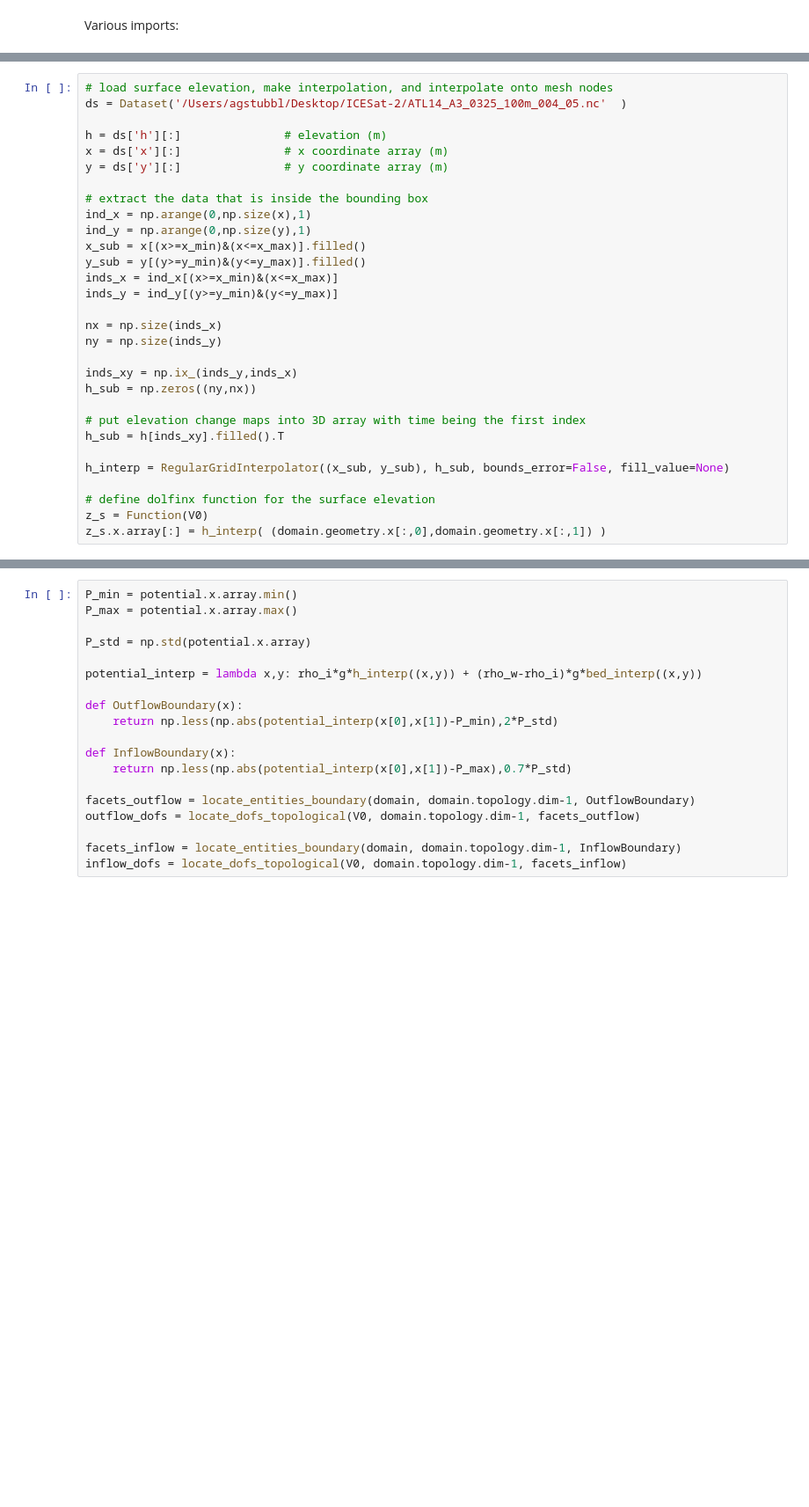
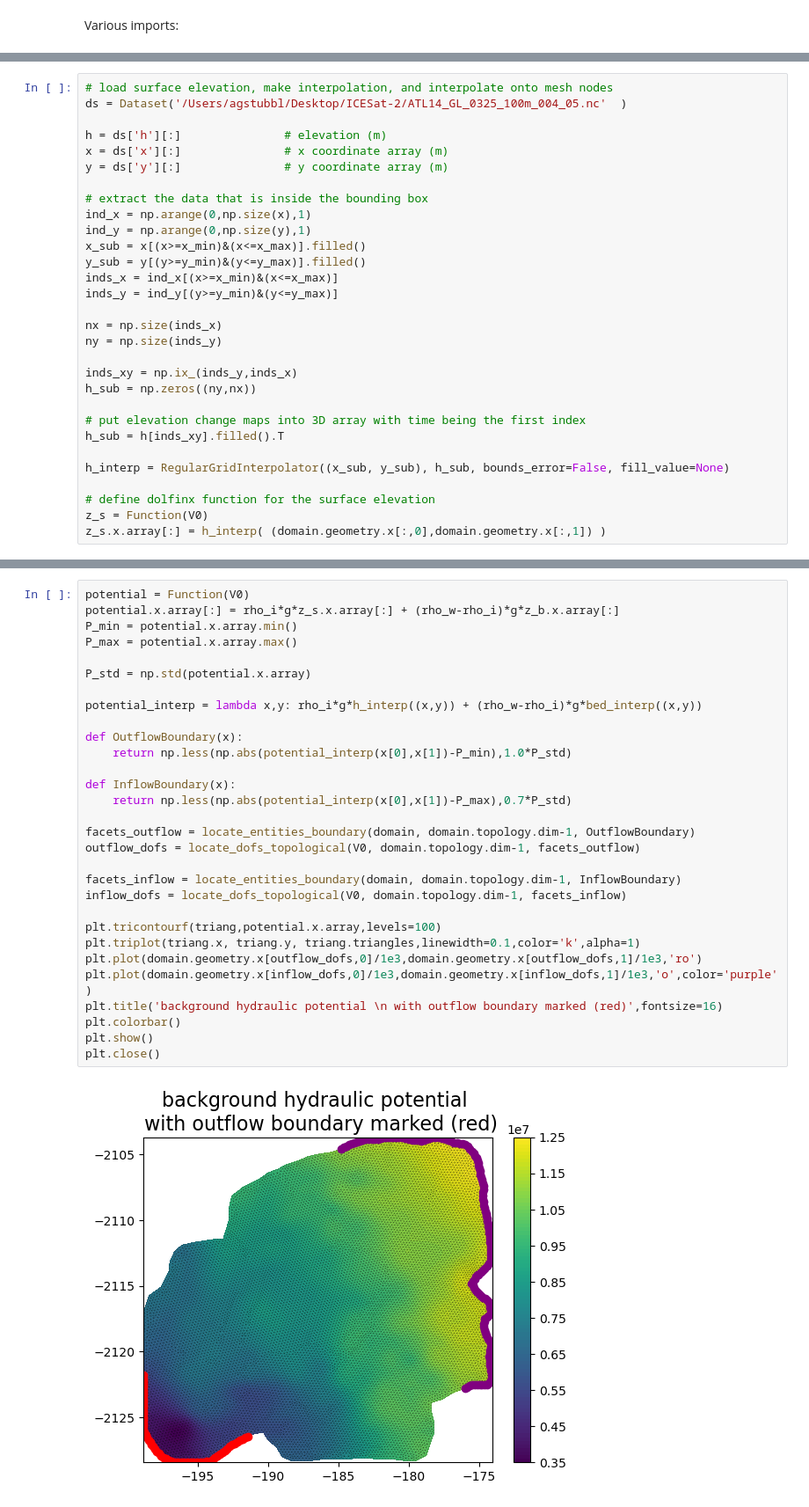
Before and after one commit to agstub/shakti-fenics, a Jupyter notebook: notebooks/visualize_data_bcs.ipynb, the cells around one changed output, grey strips where cells are left out. Shown at 88% size. Cells and saved outputs as stored; diff of their text form; blank space fills up the shorter version.

```diff
--- a/notebooks/visualize_data_bcs.ipynb
+++ b/notebooks/visualize_data_bcs.ipynb
@@ -47,6 +54,6 @@ y_max = y0+2*L0
 # %%
 # load surface elevation, make interpolation, and interpolate onto mesh nodes
-ds = Dataset('/Users/agstubbl/Desktop/ICESat-2/ATL14_A3_0325_100m_004_05.nc'  )
+ds = Dataset('/Users/agstubbl/Desktop/ICESat-2/ATL14_GL_0325_100m_004_05.nc'  )
 
 h = ds['h'][:]               # elevation (m)
 x = ds['x'][:]               # x coordinate array (m)
@@ -123,19 +127,32 @@ potential.x.array[:] = rho_i*g*z_s.x.array[:] + (rho_w-rho_i)*g*z_b.x.array[:]
 # %%
+potential = Function(V0)
+potential.x.array[:] = rho_i*g*z_s.x.array[:] + (rho_w-rho_i)*g*z_b.x.array[:]
 P_min = potential.x.array.min()
 P_max = potential.x.array.max()
 
 P_std = np.std(potential.x.array)
 
 potential_interp = lambda x,y: rho_i*g*h_interp((x,y)) + (rho_w-rho_i)*g*bed_interp((x,y))
 
 def OutflowBoundary(x):
-    return np.less(np.abs(potential_interp(x[0],x[1])-P_min),2*P_std)
+    return np.less(np.abs(potential_interp(x[0],x[1])-P_min),1.0*P_std)
 
 def InflowBoundary(x):
     return np.less(np.abs(potential_interp(x[0],x[1])-P_max),0.7*P_std)
 
 facets_outflow = locate_entities_boundary(domain, domain.topology.dim-1, OutflowBoundary)
 outflow_dofs = locate_dofs_topological(V0, domain.topology.dim-1, facets_outflow)
 
 facets_inflow = locate_entities_boundary(domain, domain.topology.dim-1, InflowBoundary)
 inflow_dofs = locate_dofs_topological(V0, domain.topology.dim-1, facets_inflow)
+
+plt.tricontourf(triang,potential.x.array,levels=100)
+plt.triplot(triang.x, triang.y, triang.triangles,linewidth=0.1,color='k',alpha=1)
+plt.plot(domain.geometry.x[outflow_dofs,0]/1e3,domain.geometry.x[outflow_dofs,1]/1e3,'ro')
+plt.plot(domain.geometry.x[inflow_dofs,0]/1e3,domain.geometry.x[inflow_dofs,1]/1e3,'o',color='purple')
+plt.title('background hydraulic potential \n with outflow boundary marked (red)',fontsize=16)
+plt.colorbar()
+plt.show()
+plt.close()
+# %% [output]
+[figure, added]
```
Also changed, not shown: parts of 11 cells of this notebook, 6 other files.
